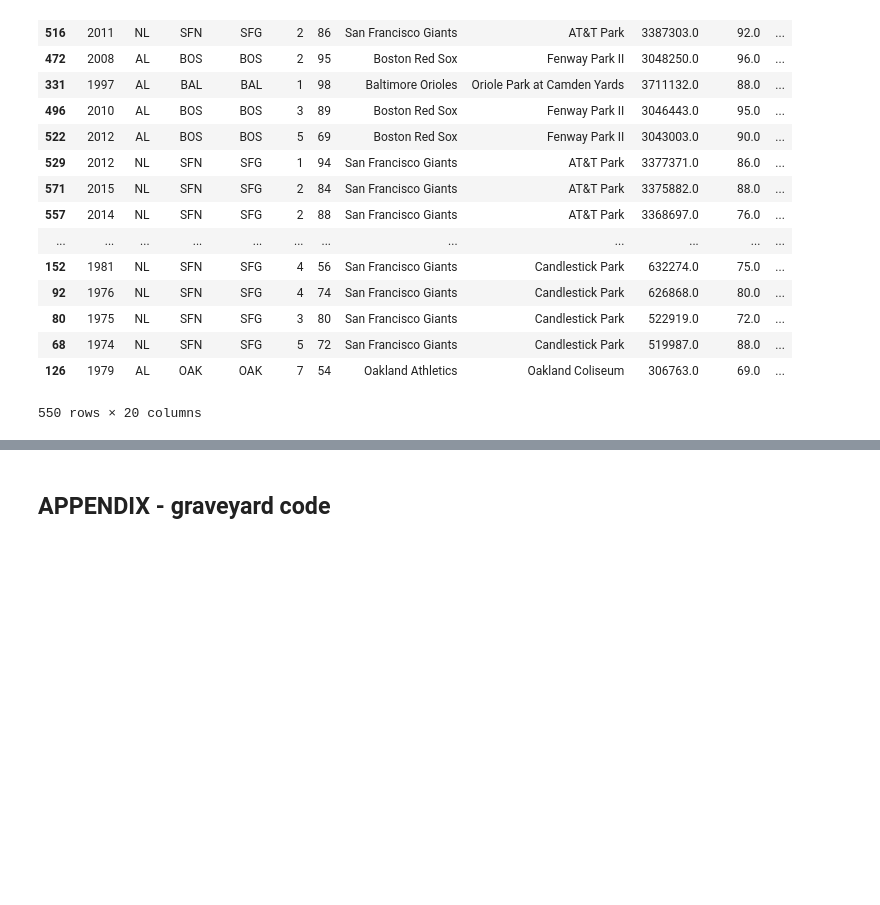
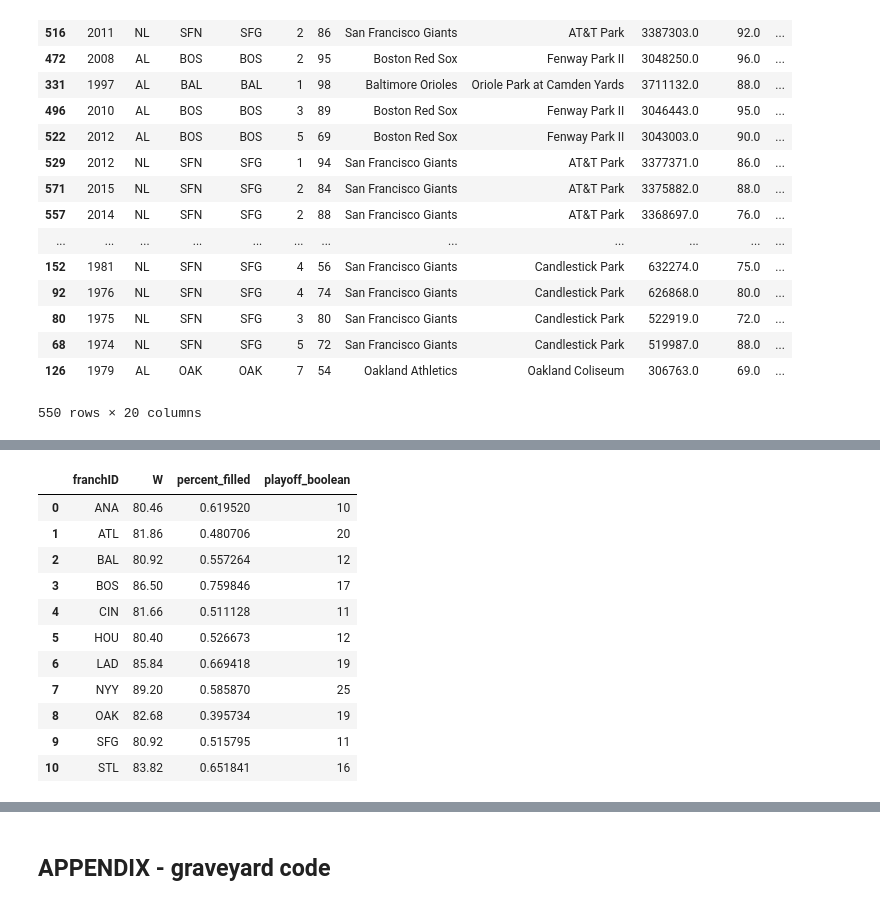
Before and after one commit to alan-flint/MLB-Visualization, a Jupyter notebook: code/rushil_historical_sandbox.ipynb, the cells around one changed output, grey strips where cells are left out. Drawn from its saved outputs; the diff is of its cells as text; code cells hidden in the pictures; blank space fills up the shorter version.

```diff
--- a/code/rushil_historical_sandbox.ipynb
+++ b/code/rushil_historical_sandbox.ipynb
@@ -268,3 +270,5 @@ pert_df.sort_values('percent_filled', ascending = False)
 | 68 | 1974 | NL | SFN | SFG | 5 | 72 | San Francisco Giants | Candlestick Park | 519987.0 | 88.0 | ... |
 | 126 | 1979 | AL | OAK | OAK | 7 | 54 | Oakland Athletics | Oakland Coliseum | 306763.0 | 69.0 | ... |
 550 rows × 20 columns
+# %%
+win_attend_playoffs = pd.merge(pert_df[['franchID', 'W', 'percent_filled',]].groupby('franchID').mean().reset_index(), pert_df[['franchID', 'playoff_boolean']].loc[pert_df.playoff_boolean == 'yes'].groupby('franchID').count().reset_index(), on = 'franchID')
@@ -270,0 +290,15 @@ pert_df.sort_values('percent_filled', ascending = False)
+# %%
+win_attend_playoffs
+# %% [output]
+|  | franchID | W | percent_filled | playoff_boolean |
+| 0 | ANA | 80.46 | 0.619520 | 10 |
+| 1 | ATL | 81.86 | 0.480706 | 20 |
+| 2 | BAL | 80.92 | 0.557264 | 12 |
+| 3 | BOS | 86.50 | 0.759846 | 17 |
+| 4 | CIN | 81.66 | 0.511128 | 11 |
+| 5 | HOU | 80.40 | 0.526673 | 12 |
+| 6 | LAD | 85.84 | 0.669418 | 19 |
+| 7 | NYY | 89.20 | 0.585870 | 25 |
+| 8 | OAK | 82.68 | 0.395734 | 19 |
+| 9 | SFG | 80.92 | 0.515795 | 11 |
+| 10 | STL | 83.82 | 0.651841 | 16 |
```
Also changed, not shown: parts of 11 cells of this notebook, 2 other files.
